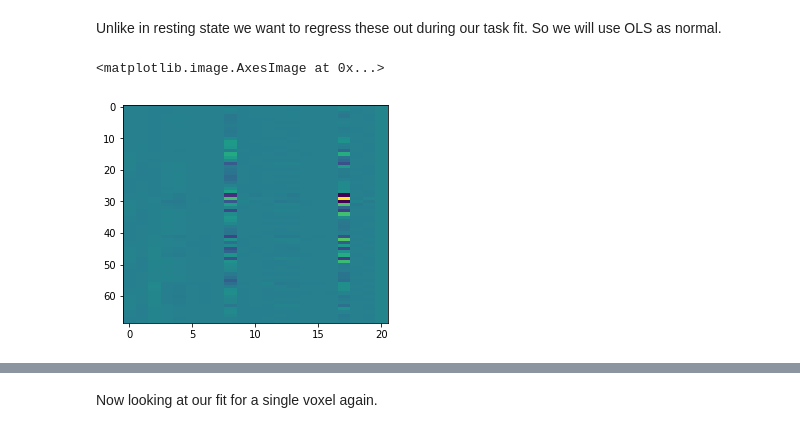
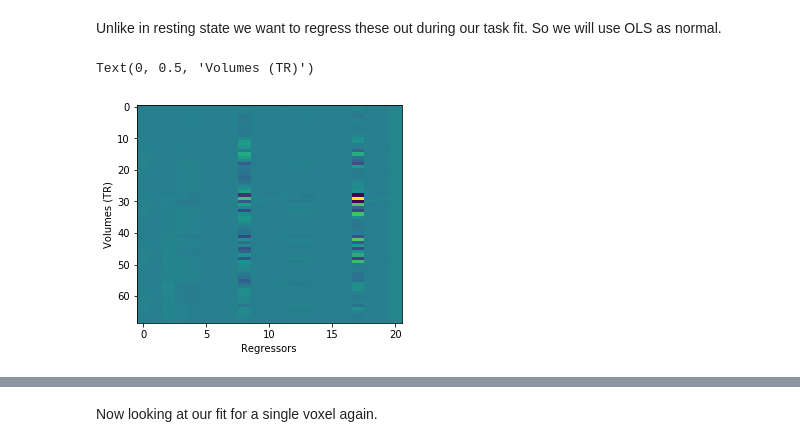
Before and after one commit to carpentries-incubator/SDC-BIDS-fMRI, a Jupyter notebook: bin/05a_general-linear-model-task-based_solutions.ipynb, the cells around one changed output, grey strips where cells are left out. Saved outputs shown, nothing was run; the diff lists cells and outputs as text; code cells hidden in the pictures.

```diff
--- a/bin/05a_general-linear-model-task-based_solutions.ipynb
+++ b/bin/05a_general-linear-model-task-based_solutions.ipynb
@@ -272,11 +295,13 @@ Unlike in resting state we want to regress these out during our task fit. So we
 # %%
 X = np.concatenate((task_convolved[:,np.newaxis], np.diff(np.append(task_convolved, 0))[:,np.newaxis],
                     confound_df.values, np.ones_like(task_convolved)[:,np.newaxis]), axis=1)
 plt.figure()
 plt.imshow(X[1:70,:], aspect=0.25)
+plt.xlabel('Regressors')
+plt.ylabel('Volumes (TR)')
 # %% [output]
-<matplotlib.image.AxesImage at 0x...>
+Text(0, 0.5, 'Volumes (TR)')
-[figure, old version]
+[figure, new version]
 # %%
 param_ests_confounds, res, _, _=np.linalg.lstsq(X, epi_data)
 
```
Also changed, not shown: parts of 5 cells of this notebook.
